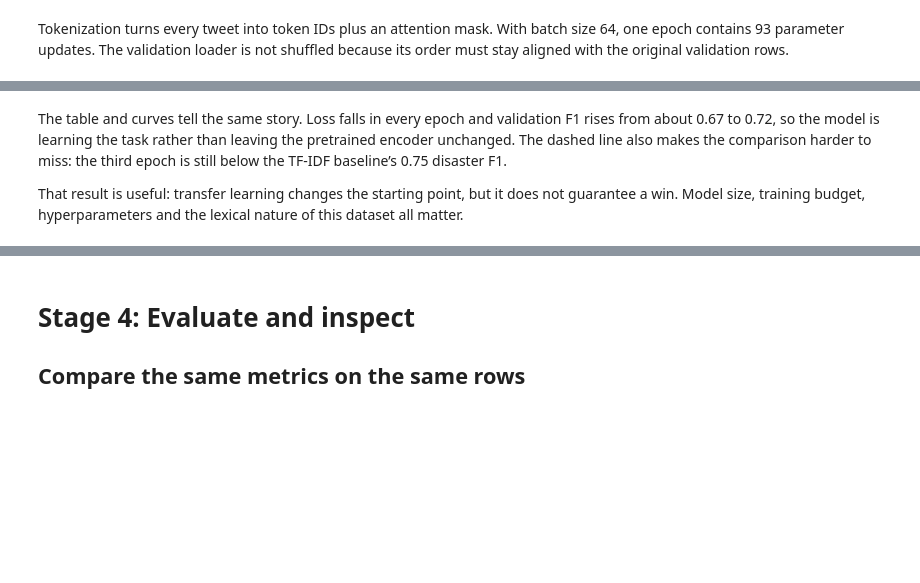
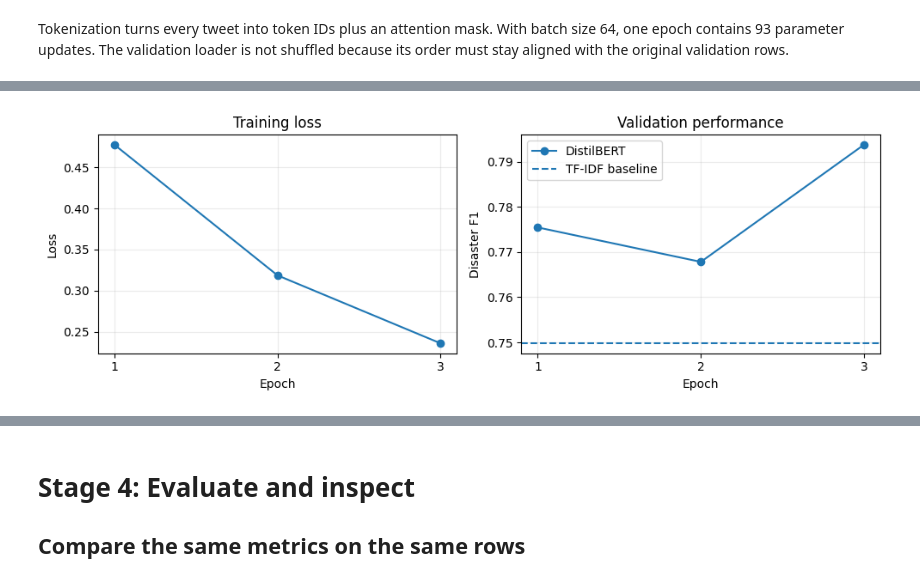
Before and after one commit to acastellanos-ie/NLP-MBDS-EN, a Jupyter notebook: 06_transfer_learning_and_fine_tuning/practice_solution.ipynb, the cells around one changed output, grey strips where cells are left out. Saved outputs shown, nothing was run; the diff lists cells and outputs as text; code cells hidden in the pictures; blank space fills up the shorter version.

Commit message:
Update transfer learning lab to DistilBERT

```diff
--- a/06_transfer_learning_and_fine_tuning/practice_solution.ipynb
+++ b/06_transfer_learning_and_fine_tuning/practice_solution.ipynb
@@ -193,12 +223,7 @@ if torch.cuda.is_available():
     torch.backends.cudnn.deterministic = True
     torch.backends.cudnn.benchmark = False
 
-model_choices = {
-    "live": "google/bert_uncased_L-2_H-128_A-2",
-    "stronger": "distilbert/distilbert-base-uncased",
-}
-model_choice = "live"
-model_id = model_choices[model_choice]
+model_id = "distilbert/distilbert-base-uncased"
 tokenizer = AutoTokenizer.from_pretrained(model_id)
 token_lengths = np.array(
     tokenizer(
@@ -209,6 +234,7 @@ token_lengths = np.array(
     )["length"]
 )
 
+print(f"Model: {model_id}")
 print(f"Median tokens: {np.median(token_lengths):.0f}")
 print(f"95th percentile: {np.quantile(token_lengths, 0.95):.0f}")
 print(f"Longest tweet: {token_lengths.max()} tokens")
@@ -337,30 +383,28 @@ display(history_df.round(3))
 # %%
 import matplotlib.pyplot as plt
 
 fig, axes = plt.subplots(1, 2, figsize=(10, 3.5))
 axes[0].plot(history_df.index, history_df["training_loss"], marker="o")
 axes[0].set(title="Training loss", xlabel="Epoch", ylabel="Loss")
 
 axes[1].plot(
     history_df.index,
     history_df["validation_disaster_f1"],
     marker="o",
-    label="BERT-Tiny",
+    label="DistilBERT",
 )
 axes[1].axhline(
     baseline_metrics["disaster_f1"],
     linestyle="--",
     label="TF-IDF baseline",
 )
 axes[1].set(title="Validation performance", xlabel="Epoch", ylabel="Disaster F1")
 axes[1].legend()
 
 for axis in axes:
     axis.set_xticks(history_df.index)
     axis.grid(alpha=0.25)
 plt.tight_layout()
 plt.show()
+# %% [output]
+[figure, added]
-# %% [markdown]
-The table and curves tell the same story. Loss falls in every epoch and validation F1 rises from about 0.67 to 0.72, so the model is learning the task rather than leaving the pretrained encoder unchanged. The dashed line also makes the comparison harder to miss: the third epoch is still below the TF-IDF baseline’s 0.75 disaster F1.
-
-That result is useful: transfer learning changes the starting point, but it does not guarantee a win. Model size, training budget, hyperparameters and the lexical nature of this dataset all matter.
```
Also changed, not shown: parts of 33 cells of this notebook, 2 other files.
